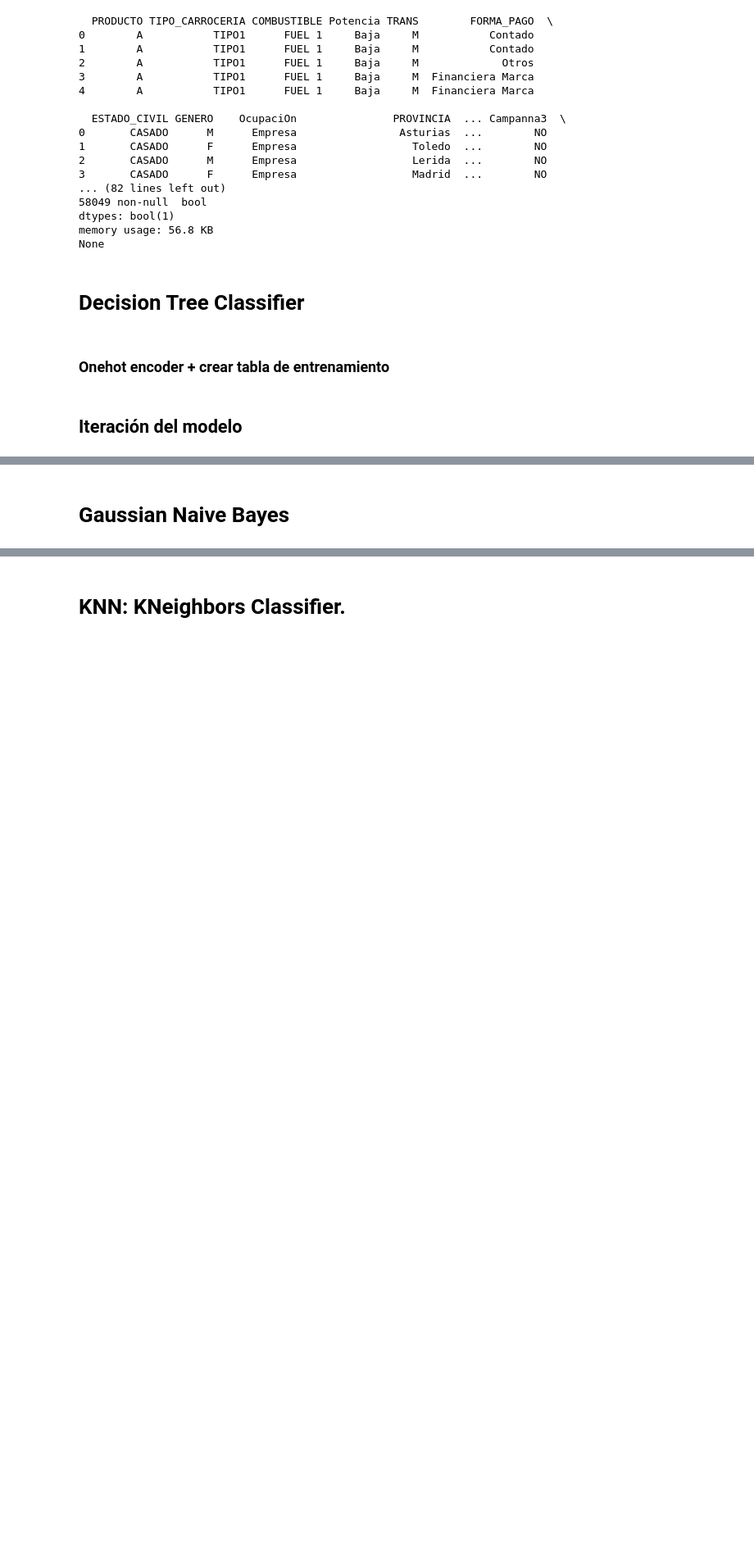
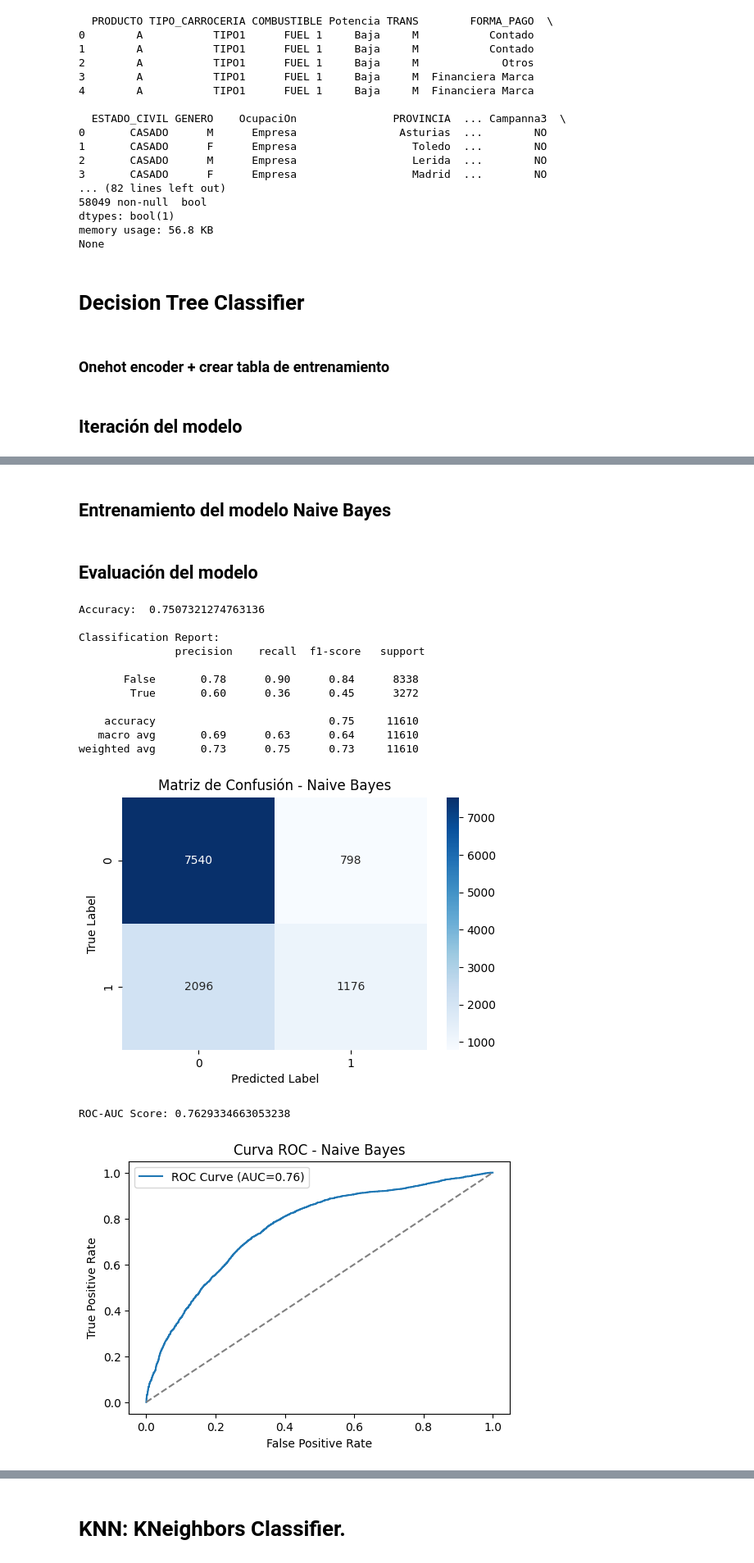
Before and after one commit to alejandromtnz/Purchase-Propensity-Model, a Jupyter notebook: ejemplo_itera.ipynb, the cells around one changed output, grey strips where cells are left out. Shown: that part at 82% size. Drawn from its saved outputs; the diff is of its cells as text; code cells hidden in the pictures; blank space fills up the shorter version.

Commit message:
Gaussian Naive Bayes

```diff
--- a/ejemplo_itera.ipynb
+++ b/ejemplo_itera.ipynb
@@ -121,0 +115,4 @@ except Exception as e:
+# %%
+data = pd.read_csv(r'docs\Propensity.csv', delimiter=',')
+
+display(data)
@@ -434,2 +514,71 @@ ROC-AUC Score: 0.900270072475795
+# %%
+# Dividir los datos en conjunto de entrenamiento y prueba
+X_train, X_test, y_train, y_test = train_test_split(X, y, test_size=0.2, random_state=42)
 # %% [markdown]
-# Gaussian Naive Bayes
+## Entrenamiento del modelo Naive Bayes
+# %%
+# Crear el modelo de Naive Bayes
+model_nb = GaussianNB()
+
+# Entrenar el modelo
+model_nb.fit(X_train, y_train)
+
+# Realizar predicciones
+y_pred_nb = model_nb.predict(X_test)
+# %% [markdown]
+## Evaluación del modelo
+# %%
+# Métricas de evaluación
+print("Accuracy: ", accuracy_score(y_test, y_pred_nb))
+print("\nClassification Report:\n", classification_report(y_test, y_pred_nb))
+
+# Matriz de confusión
+plt.figure(figsize=(6, 4))
+sns.heatmap(confusion_matrix(y_test, y_pred_nb), annot=True, fmt='d', cmap='Blues')
+plt.xlabel('Predicted Label')
+plt.ylabel('True Label')
+plt.title('Matriz de Confusión - Naive Bayes')
+plt.show()
+
+# Calcular ROC-AUC
+y_pred_proba_nb = model_nb.predict_proba(X_test)[:, 1]
+roc_auc = roc_auc_score(y_test, y_pred_proba_nb)
+print(f"ROC-AUC Score: {roc_auc}")
+
+# Curva ROC
+fpr, tpr, _ = roc_curve(y_test, y_pred_proba_nb)
+plt.figure(figsize=(6, 4))
+plt.plot(fpr, tpr, label=f"ROC Curve (AUC={roc_auc:.2f})")
+plt.plot([0, 1], [0, 1], linestyle='--', color='gray')
+plt.xlabel('False Positive Rate')
+plt.ylabel('True Positive Rate')
+plt.title('Curva ROC - Naive Bayes')
+plt.legend()
+plt.show()
+
+# Obtener las probabilidades de la clase positiva
+precision, recall, _ = precision_recall_curve(y_test, y_pred_proba_nb)
+
+# Graficar la curva Precision-Recall
+plt.figure(figsize=(6, 4))
+plt.plot(recall, precision, label='Precision-Recall Curve')
+plt.xlabel('Recall')
+plt.ylabel('Precision')
+plt.title('Curva Precision-Recall - Naive Bayes')
+plt.legend()
+plt.show()
+# %% [output]
+Accuracy:  0.7507321274763136
+
+Classification Report:
+               precision    recall  f1-score   support
+
+       False       0.78      0.90      0.84      8338
+        True       0.60      0.36      0.45      3272
+
+    accuracy                           0.75     11610
+   macro avg       0.69      0.63      0.64     11610
+weighted avg       0.73      0.75      0.73     11610
+[figure, added]
+ROC-AUC Score: 0.7629334663053238
+[figure, added]
```
Also changed, not shown: parts of 16 cells of this notebook.
